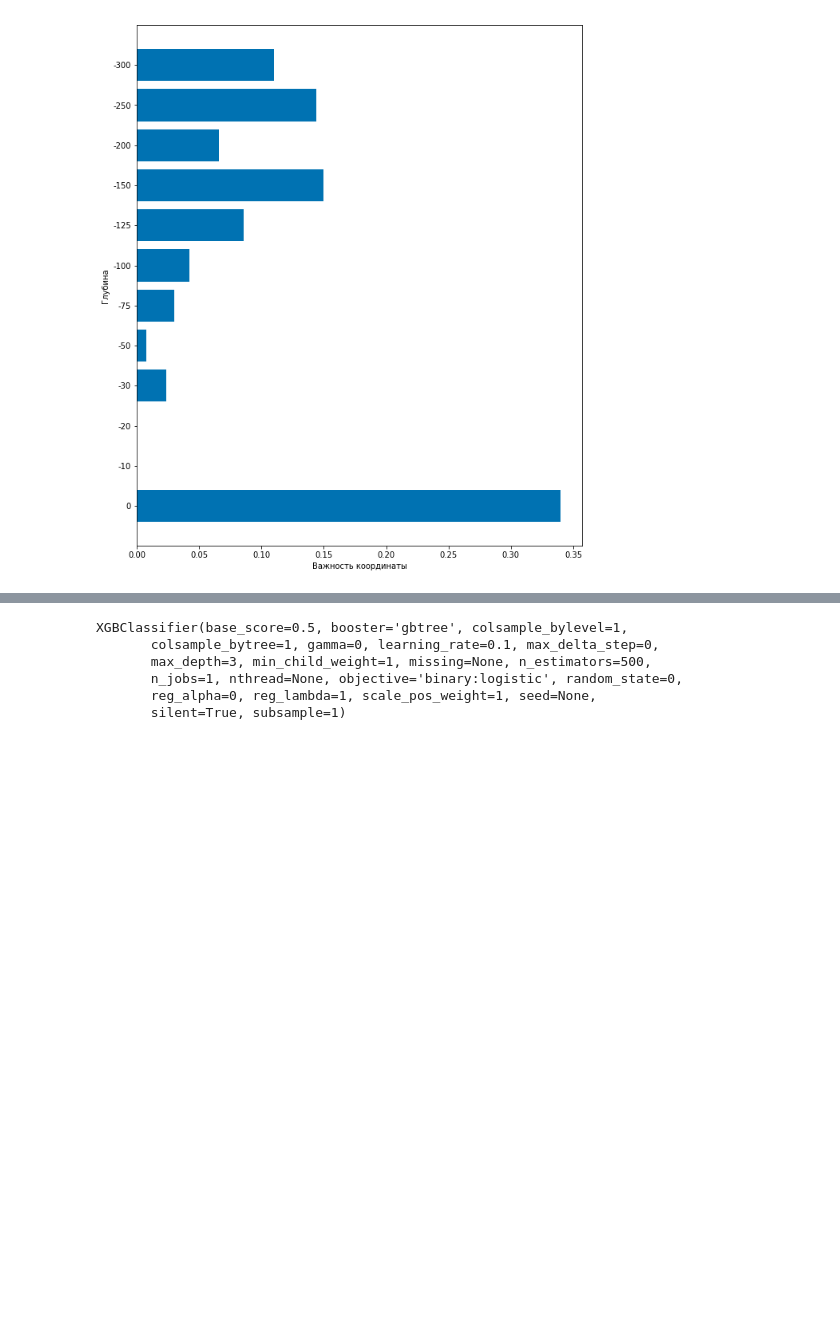
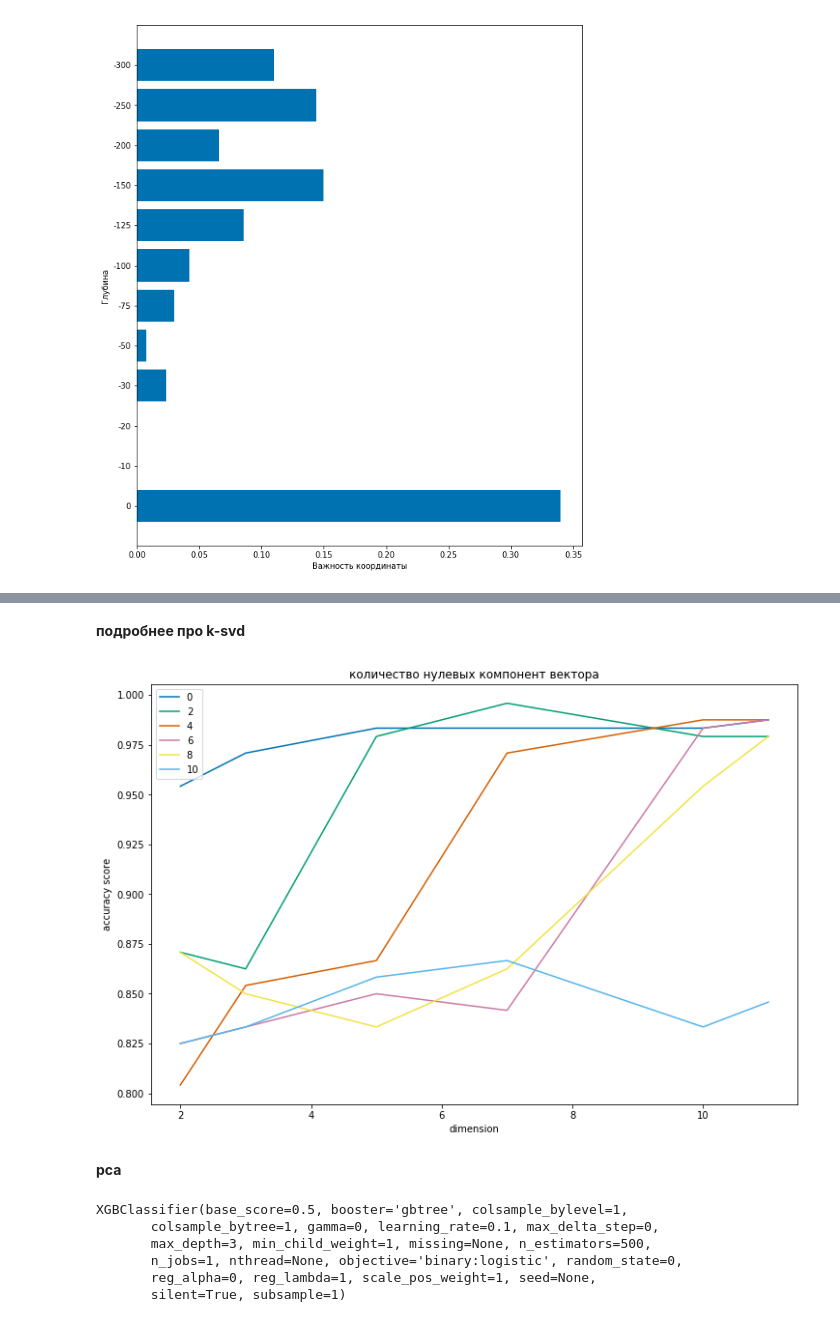
Before and after one commit to WadimZakharov/decompos_SSP, a Jupyter notebook: classif/classification winter summer.ipynb, the cells around one changed output, grey strips where cells are left out. Cells and saved outputs as stored; diff of their text form; code cells hidden in the pictures; blank space fills up the shorter version.

```diff
--- a/classif/classification winter summer.ipynb
+++ b/classif/classification winter summer.ipynb
@@ -413,0 +447,20 @@ researcher_ae(XGBClassifier, X_train, y_train, X_test, y_test)
+# %% [markdown]
+**подробнее про k-svd**
+# %%
+Score_ksvd = []
+for k in range(0, 11, 2):
+    score_ksvd = researcher_ksvd(XGBClassifier, X_train.values, y_train, X_test.values, y_test, k=k, n_estimators=500, n_comp=[2,3,5,7,10,11])
+    Score_ksvd.append(score_ksvd)
+# %%
+plt.figure(figsize=(12,8))
+for score in Score_ksvd:
+    plt.plot([2,3,5,7,10,11], score)
+plt.legend(tuple([str(i) for i in range(0,11, 2)]),
+           loc='upper left')
+
+plt.title('количество нулевых компонент вектора')
+plt.xlabel('dimension')
+plt.ylabel('accuracy score')
+plt.show()
+# %% [output]
+[figure, added]
@@ -414,3 +469,5 @@ researcher_ae(XGBClassifier, X_train, y_train, X_test, y_test)
+# %% [markdown]
+**pca**
 # %%
 pca = PCA(n_components=len(zs))
 pca.fit(X_train)
```
Also changed, not shown: parts of 24 cells of this notebook, 1 other file.
